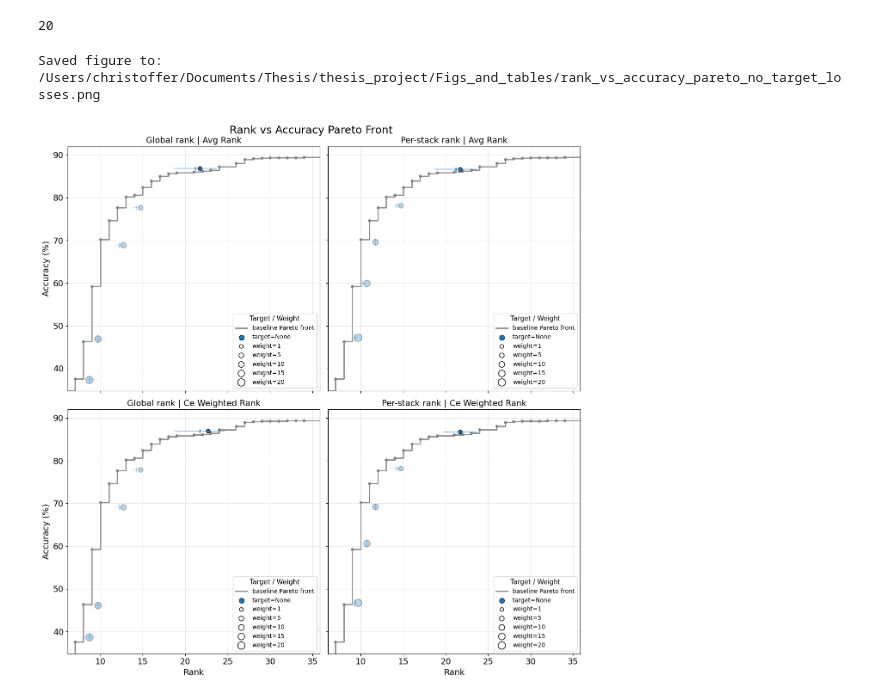
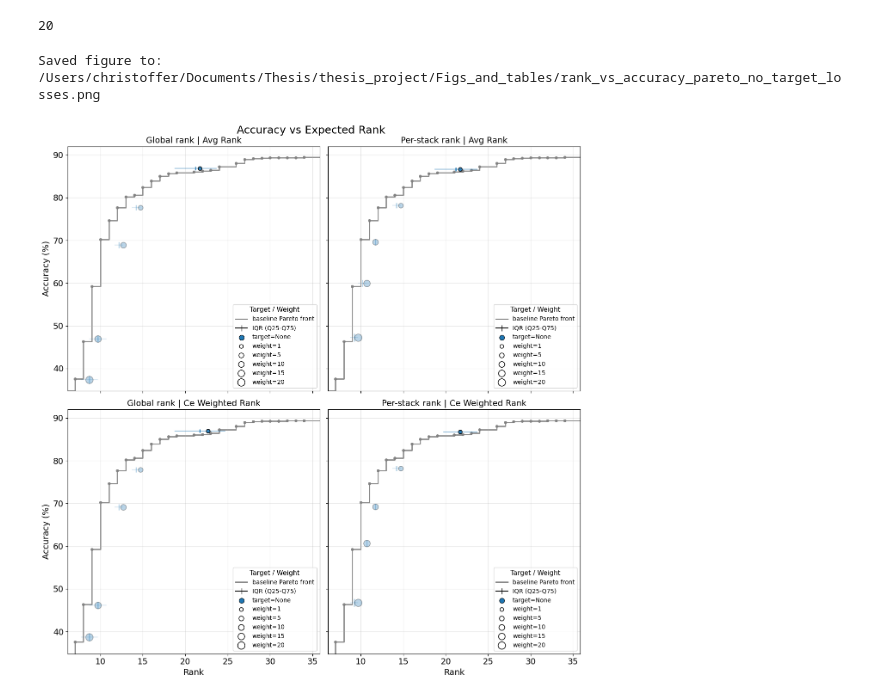
Before and after one commit to c-wejendorp/thesis, a Jupyter notebook: scripts/keyword_spotting/dynamic_model_viz.ipynb, the cells around one changed output. Drawn from its saved outputs; the diff is of its cells as text; code cells hidden in the pictures.

```diff
--- a/scripts/keyword_spotting/dynamic_model_viz.ipynb
+++ b/scripts/keyword_spotting/dynamic_model_viz.ipynb
@@ -710,7 +710,8 @@ def plot_rank_vs_acc_by_mode(
 
             # Legend inside each subplot (bottom-right)
             legend_handles = [
-                ax.plot([], [], color=base_pareto_color, linewidth=2, label='baseline Pareto front')[0]
+                ax.plot([], [], color=base_pareto_color, linewidth=2, label='baseline Pareto front')[0],
+                ax.plot([], [], color='black', linewidth=1.5, marker='|', markersize=10, label='IQR (Q25-Q75)')[0]
             ]
             if any(r['rank_target'] is None for r in processed_results):
                 legend_handles.append(
@@ -782,26 +783,26 @@ len(sweeps_for_plotting_2)
 # %%
 # Example usage + save figure (high DPI)
 output_dir = Path("/Users/christoffer/Documents/Thesis/thesis_project/Figs_and_tables")
 output_dir.mkdir(parents=True, exist_ok=True)
 
 fig = plot_rank_vs_acc_by_mode(
     sweeps_for_plotting_2,
     include_router_overhead=True,
     x_axis='rank',
     base_pareto_alpha=0.9,
     x_axis_cut_off_ranks=(7, 35),
-    plot_title='Rank vs Accuracy Pareto Front',
+    plot_title='Accuracy vs Expected Rank',
     alpha_above_pareto=0.9,
     alpha_below_pareto=0.3,
 
  )
 
 save_path = output_dir / "rank_vs_accuracy_pareto_no_target_losses.png"
 fig.savefig(save_path, dpi=500, bbox_inches='tight')
 print(f"Saved figure to: {save_path}")
 # %% [output]
 Saved figure to: /Users/christoffer/Documents/Thesis/thesis_project/Figs_and_tables/rank_vs_accuracy_pareto_no_target_losses.png
-[figure, old version]
+[figure, new version]
 # %%
 sweeps_for_plotting_3 = filter_sweep_results(
     all_sweep_results,
```
Also changed, not shown: parts of 1 cell of this notebook.
